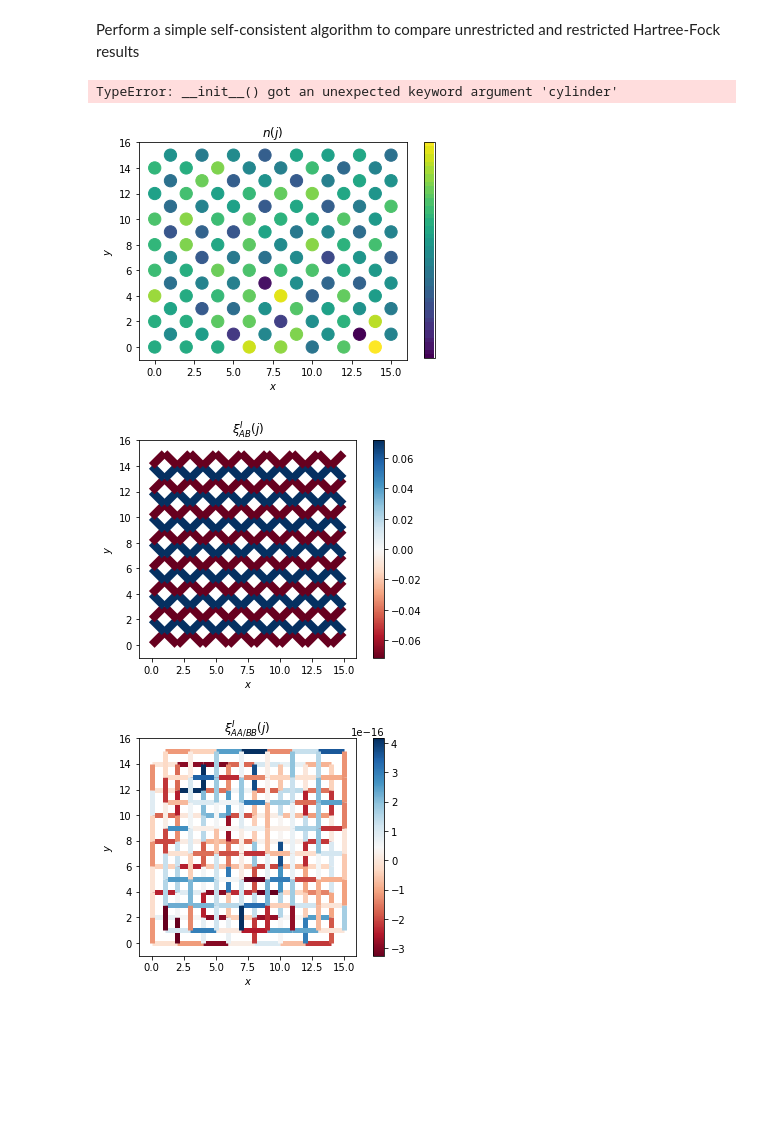
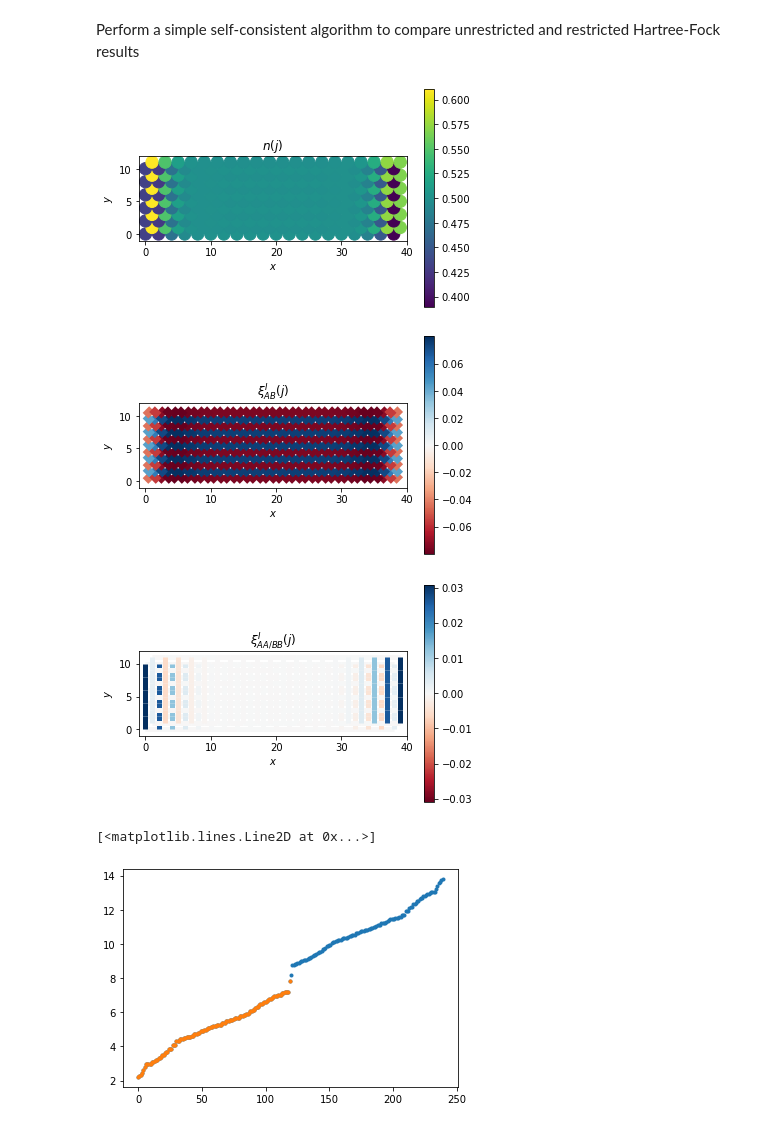
Before and after one commit to SergiJulia94/topological_mott_insulator, a Jupyter notebook: index.ipynb, the cells around one changed output. Cells and saved outputs as stored; diff of their text form; code cells hidden in the pictures; blank space fills up the shorter version.

```diff
--- a/index.ipynb
+++ b/index.ipynb
@@ -27,51 +27,46 @@ import numpy as np
 # %% [markdown]
 Perform a simple self-consistent algorithm to compare unrestricted and restricted Hartree-Fock results
 # %%
-nx, ny = 8, 8
+nx, ny = 20, 6
 t0 = -1
 jax, jay, jbx, jby = 0.5, -0.5, -0.5, 0.5
 v1, v2 = 2.5, 1.5
-stagg_m = 0
 cf = (nx*ny)/(nx*ny)
-t0=-1
-jax, jay, jbx, jby = +0.5, -0.5, -0.5, +0.5
 phix, phiy = 0., 0.
 beta = 1E+5
 
 un_mf = checkerboard_lattice_un(nx=nx,ny=ny,t0=-1, jax=jax, jay=jay,
 		                        jbx=jbx, jby=jby, v1=v1, v2=v2,
-		                        beta=beta, cell_filling=cf, phix=phix, phiy=phiy, cylinder=False)
+		                        beta=beta, cell_filling=cf, phix=phix, phiy=phiy, cylinder=True, field=0.01*1j, induce='nothing', border=True)
 
 re_mf = checkerboard_lattice_4unitcell(nx=nx,ny=ny,t0=t0,jax=jax, jay=jay,
 		                        jbx=jbx, jby=jby, v1=v1, v2=v2,
 		                        beta=beta, cell_filling=cf)
 
-for i1 in (range(0,200)):
+for i1 in (range(0,400)):
         un_mf.iterate_mf(eta=0.6)
         re_mf.iterate_mf()
 
-for i1 in (range(0,200)):
+for i1 in (range(0,400)):
         un_mf.iterate_mf(eta=1.)
         re_mf.iterate_mf()
-# %% [output]
-TypeError: __init__() got an unexpected keyword argument 'cylinder'
 # %%
 fig  = plt.figure()
 ax = fig.add_subplot()
 sc = ax.scatter(un_mf.pos[:,0].flatten(),
                 un_mf.pos[:,1].flatten(), c=np.real(un_mf.mfden),  s=150)
 
 
 ax.set_xlim(-1,2*un_mf.nx)
 ax.set_ylim(-1,2*un_mf.ny)
 ax.set_xlabel(r'$x$')
 ax.set_ylabel(r'$y$')
-
+ax.set_aspect('equal')
 fig.colorbar(sc)
 plt.title(r'$n(j)$')
 plt.show()
 # %% [output]
-[figure, old version]
+[figure, new version]
 # %%
 fig  = plt.figure()
 ax = fig.add_subplot()
@@ -92,35 +87,37 @@ ax.set_aspect('equal')
 plt.title(r'$\xi_{AB}^I(j)$')
 plt.show()
 # %% [output]
-[figure, old version]
+[figure, new version]
 # %%
 fig  = plt.figure()
 ax = fig.add_subplot()
 
-segment, color, mini, maxi = tools.plot_bonds(un_mf.pos, un_mf.J_ax, np.imag(un_mf.mfhop_ax))
+aux = np.concatenate((np.imag(un_mf.mfhop_ax), np.imag(un_mf.mfhop_ay), np.imag(un_mf.mfhop_bx), np.imag(un_mf.mfhop_ax)))
+maxi = np.amax(np.abs(aux))
+segment, color, mini_, maxi_ = tools.plot_bonds(un_mf.pos, un_mf.J_ax, np.imag(un_mf.mfhop_ax))
 ligne = LineCollection(segment,linestyles='solid',
                                 cmap=plt.get_cmap('RdBu'),
-                                array=color, norm=plt.Normalize(mini, maxi),
+                                array=color, norm=plt.Normalize(-maxi, maxi),
                                 linewidths=5, rasterized=True)
 ax.add_collection(ligne)
-segment, color, mini, maxi = tools.plot_bonds(un_mf.pos, un_mf.J_ay, -np.imag(un_mf.mfhop_ay))
+segment, color, mini_, maxi_ = tools.plot_bonds(un_mf.pos, un_mf.J_ay, -np.imag(un_mf.mfhop_ay))
 ligne = LineCollection(segment,linestyles='solid',
                                 cmap=plt.get_cmap('RdBu'),
-                                array=color, norm=plt.Normalize(mini, maxi),
+                                array=color, norm=plt.Normalize(-maxi, maxi),
                                 linewidths=5, rasterized=True)
 ax.add_collection(ligne)
 
-segment, color, mini, maxi = tools.plot_bonds(un_mf.pos, un_mf.J_bx, -np.imag(un_mf.mfhop_bx))
+segment, color, mini_, maxi_ = tools.plot_bonds(un_mf.pos, un_mf.J_bx, -np.imag(un_mf.mfhop_bx))
 ligne = LineCollection(segment,linestyles='solid',
                                 cmap=plt.get_cmap('RdBu'),
-                                array=color, norm=plt.Normalize(mini, maxi),
+                                array=color, norm=plt.Normalize(-maxi, maxi),
                                 linewidths=5, rasterized=True)
 ax.add_collection(ligne)
 
-segment, color, mini, maxi = tools.plot_bonds(un_mf.pos, un_mf.J_by, np.imag(un_mf.mfhop_by))
+segment, color, mini_, maxi_ = tools.plot_bonds(un_mf.pos, un_mf.J_by, np.imag(un_mf.mfhop_by))
 ligne = LineCollection(segment,linestyles='solid',
                                 cmap=plt.get_cmap('RdBu'),
-                                array=color, norm=plt.Normalize(mini, maxi),
+                                array=color, norm=plt.Normalize(-maxi, maxi),
                                 linewidths=5, rasterized=True)
 ax.add_collection(ligne)
 
@@ -128,9 +125,16 @@ ax.set_xlim(-1,2*un_mf.nx)
 ax.set_ylim(-1,2*un_mf.ny)
 ax.set_xlabel(r'$x$')
 ax.set_ylabel(r'$y$')
+ax.set_ylim()
 fig.colorbar(ligne)
 ax.set_aspect('equal')
 plt.title(r'$\xi_{AA/BB}^I(j)$')
 plt.show()
 # %% [output]
-[figure, old version]
+[figure, new version]
+# %%
+plt.plot(un_mf.energies,'.')
+plt.plot(un_mf.energies_fermi,'.')
+# %% [output]
+[<matplotlib.lines.Line2D at 0x...>]
+[figure, added]
```
Also changed, not shown: 9 other files.
